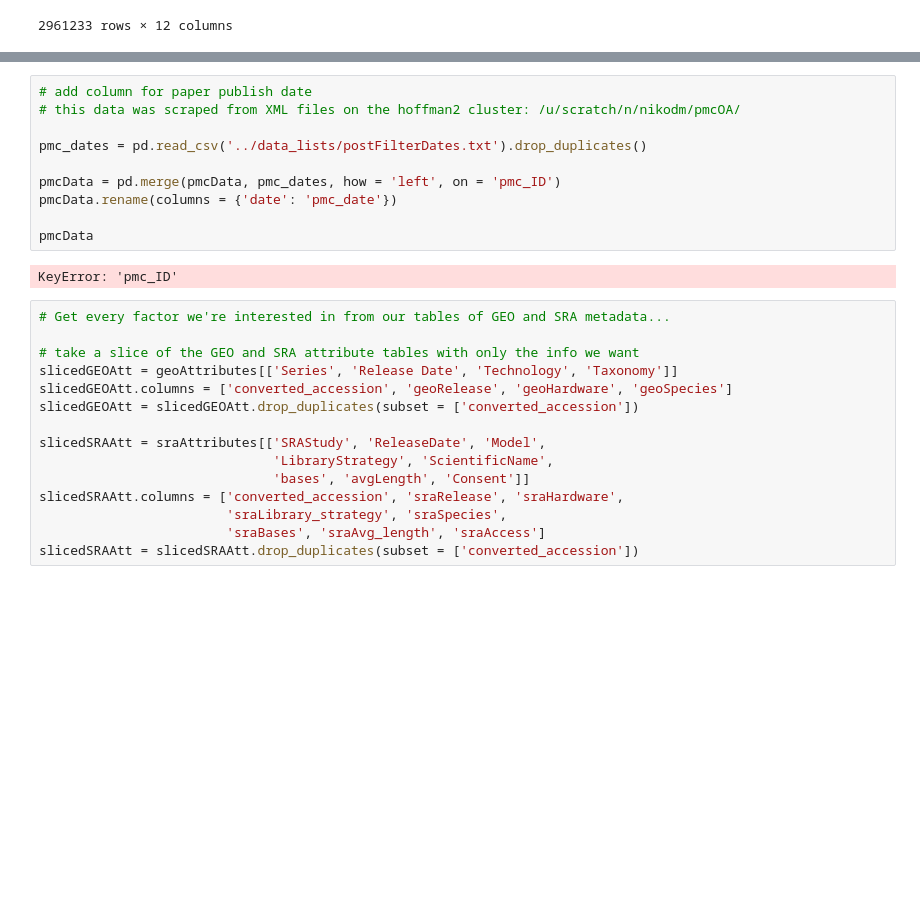
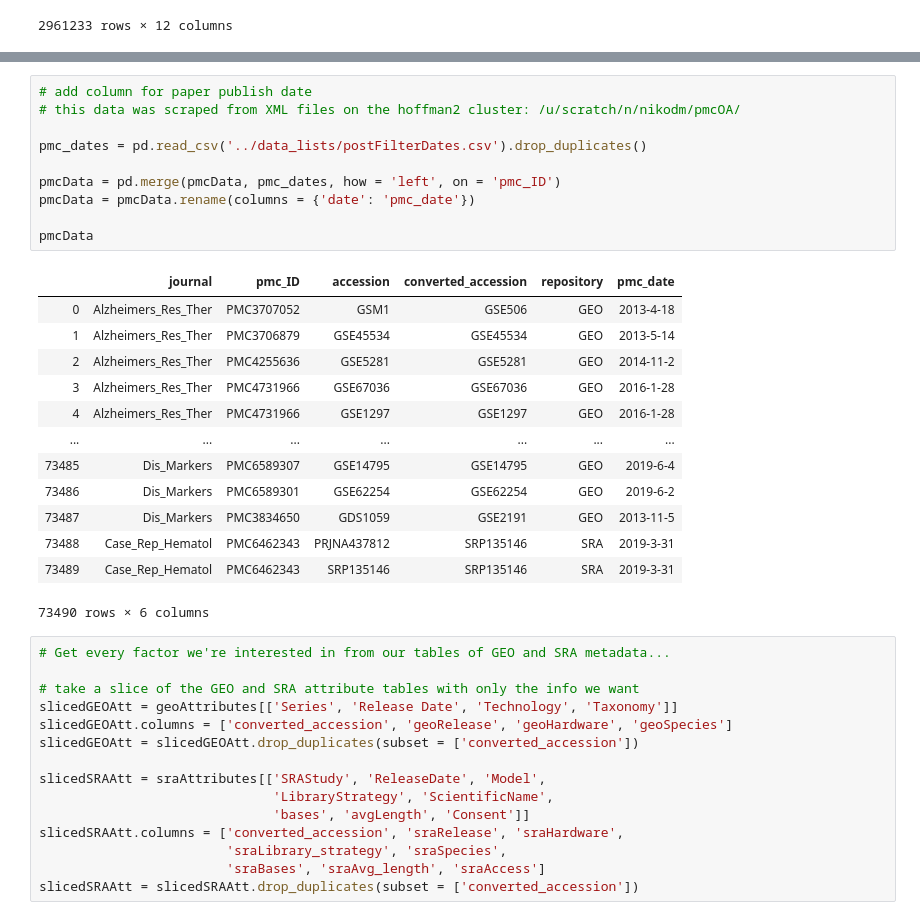
Before and after one commit to smangul1/data_reusability, a Jupyter notebook: jupyter_notebooks/create_metadata_table.ipynb, the cells around one changed output, grey strips where cells are left out. Drawn from its saved outputs; the diff is of its cells as text; blank space fills up the shorter version.

```diff
--- a/jupyter_notebooks/create_metadata_table.ipynb
+++ b/jupyter_notebooks/create_metadata_table.ipynb
@@ -299,15 +329,27 @@ pmcData
 # %%
 # add column for paper publish date
 # this data was scraped from XML files on the hoffman2 cluster: /u/scratch/n/nikodm/pmcOA/
 
-pmc_dates = pd.read_csv('../data_lists/postFilterDates.txt').drop_duplicates()
+pmc_dates = pd.read_csv('../data_lists/postFilterDates.csv').drop_duplicates()
 
 pmcData = pd.merge(pmcData, pmc_dates, how = 'left', on = 'pmc_ID')
-pmcData.rename(columns = {'date': 'pmc_date'})
+pmcData = pmcData.rename(columns = {'date': 'pmc_date'})
 
 pmcData
 # %% [output]
+|  | journal | pmc_ID | accession | converted_accession | repository | pmc_date |
+| 0 | Alzheimers_Res_Ther | PMC3707052 | GSM1 | GSE506 | GEO | 2013-4-18 |
+| 1 | Alzheimers_Res_Ther | PMC3706879 | GSE45534 | GSE45534 | GEO | 2013-5-14 |
+| 2 | Alzheimers_Res_Ther | PMC4255636 | GSE5281 | GSE5281 | GEO | 2014-11-2 |
+| 3 | Alzheimers_Res_Ther | PMC4731966 | GSE67036 | GSE67036 | GEO | 2016-1-28 |
+| 4 | Alzheimers_Res_Ther | PMC4731966 | GSE1297 | GSE1297 | GEO | 2016-1-28 |
+| ... | ... | ... | ... | ... | ... | ... |
+| 73485 | Dis_Markers | PMC6589307 | GSE14795 | GSE14795 | GEO | 2019-6-4 |
+| 73486 | Dis_Markers | PMC6589301 | GSE62254 | GSE62254 | GEO | 2019-6-2 |
+| 73487 | Dis_Markers | PMC3834650 | GDS1059 | GSE2191 | GEO | 2013-11-5 |
+| 73488 | Case_Rep_Hematol | PMC6462343 | PRJNA437812 | SRP135146 | SRA | 2019-3-31 |
+| 73489 | Case_Rep_Hematol | PMC6462343 | SRP135146 | SRP135146 | SRA | 2019-3-31 |
-KeyError: 'pmc_ID'
+73490 rows × 6 columns
 # %%
 # Get every factor we're interested in from our tables of GEO and SRA metadata...
 
```
Also changed, not shown: parts of 11 cells of this notebook, 2 other files.
